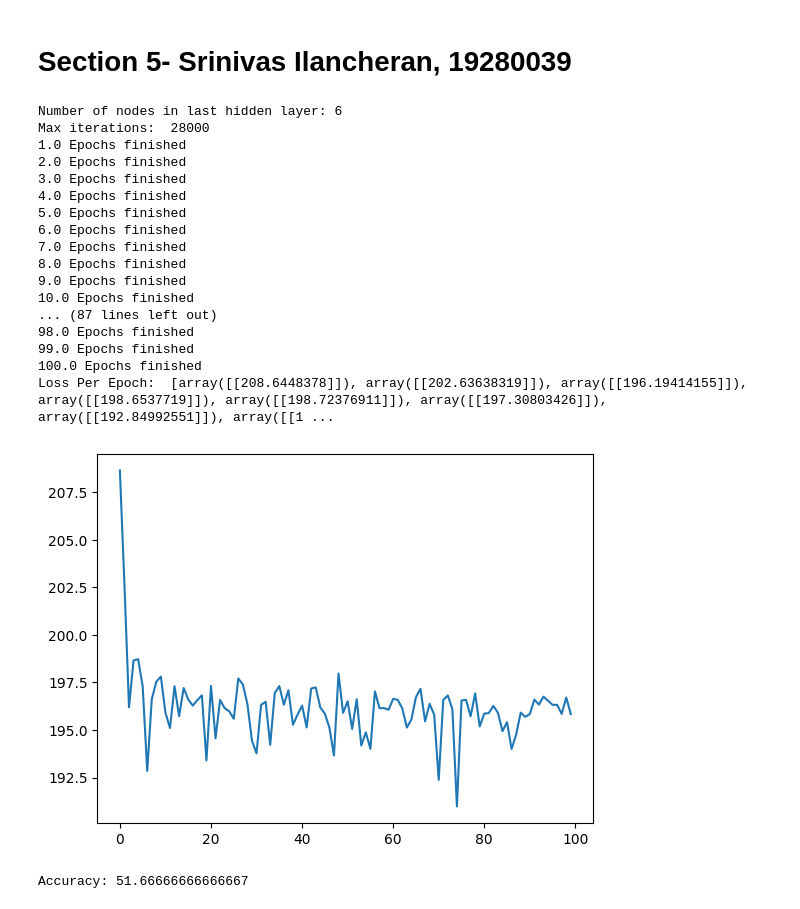
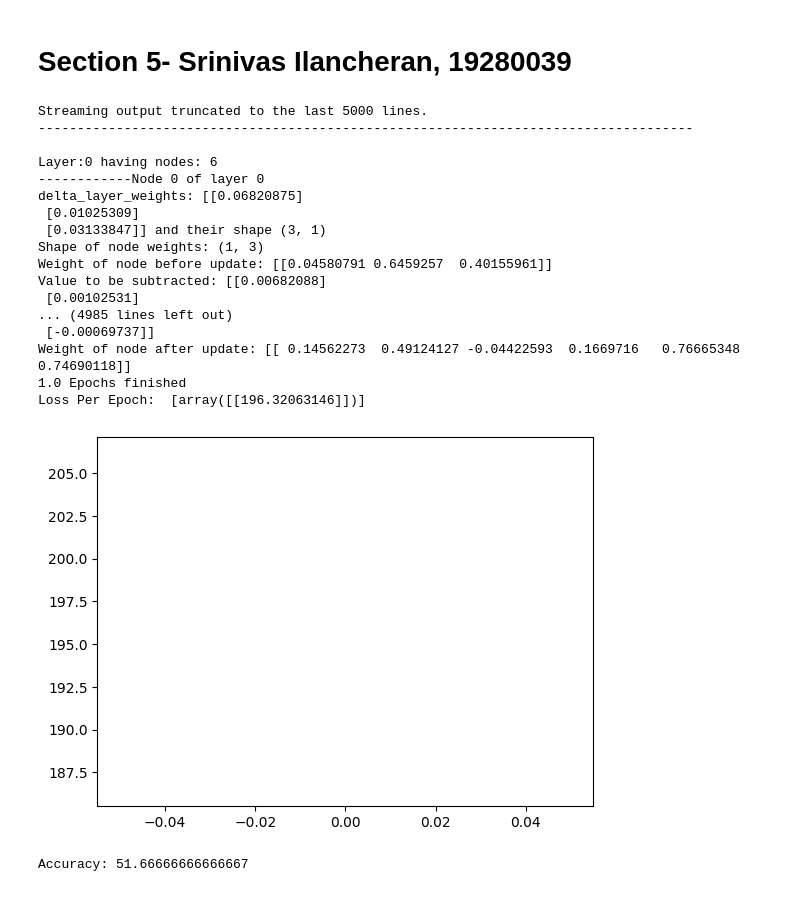
Before and after one commit to STRMNGnwo/CT5133-DeepLearning, a Jupyter notebook: DeepLearningAssignment_1.ipynb, the cells around one changed output. Drawn from its saved outputs; the diff is of its cells as text; code cells hidden in the pictures.

Commit message:
Working on section 5. Variable layers and nodes is still working, now experimenting to see if model actually learns

```diff
--- a/DeepLearningAssignment_1.ipynb
+++ b/DeepLearningAssignment_1.ipynb
@@ -1559,36 +1566,36 @@ def Srinivas_train_SGD_backprop_deep(model,training_data_X,training_data_Y, trai
   plt.plot([j for j in range(len(loss_per_epoch))], np.squeeze(loss_per_epoch))
   plt.show()
 # %%
-blobs_S5_Srinivas=Srinivas_Section5NeuralNet(data_shape=training_blobs_X.iloc[[0]].shape,hidden_layer_nodes=[3,6])
+blobs_S5_Srinivas=Srinivas_Section5NeuralNet(data_shape=training_blobs_X.iloc[[0]].shape,hidden_layer_nodes=[6,2])
 
 #setting training params
-train_params={ "epochs":100,"lr":0.1}
+train_params={ "epochs":1,"lr":0.1}
 
 '''for layer_idx,layer in enumerate(blobs_S5_Srinivas.hidden_layers):
   print(f"Layer: {layer_idx}")
   for node_idx,node in enumerate(layer):
     print(f"Node weights: {node.weights}")'''
 
 Srinivas_train_SGD_backprop_deep(blobs_S5_Srinivas,training_blobs_X,training_blobs_Y,train_params)
 # %% [output]
-Number of nodes in last hidden layer: 6
-Max iterations:  28000
+Streaming output truncated to the last 5000 lines.
+------------------------------------------------------------------------------------
+
+Layer:0 having nodes: 6
+------------Node 0 of layer 0
+delta_layer_weights: [[0.06820875]
+ [0.01025309]
+ [0.03133847]] and their shape (3, 1)
+Shape of node weights: (1, 3)
+Weight of node before update: [[0.04580791 0.6459257  0.40155961]]
+Value to be subtracted: [[0.00682088]
+ [0.00102531]
+... (4985 lines left out)
+ [-0.00069737]]
+Weight of node after update: [[ 0.14562273  0.49124127 -0.04422593  0.1669716   0.76665348  0.74690118]]
 1.0 Epochs finished
-2.0 Epochs finished
-3.0 Epochs finished
-4.0 Epochs finished
-5.0 Epochs finished
-6.0 Epochs finished
-7.0 Epochs finished
-8.0 Epochs finished
-9.0 Epochs finished
-10.0 Epochs finished
-... (87 lines left out)
-98.0 Epochs finished
-99.0 Epochs finished
-100.0 Epochs finished
-Loss Per Epoch:  [array([[208.6448378]]), array([[202.63638319]]), array([[196.19414155]]), array([[198.6537719]]), array([[198.72376911]]), array([[197.30803426]]), array([[192.84992551]]), array([[1 ...
+Loss Per Epoch:  [array([[196.32063146]])]
-[figure, old version]
+[figure, new version]
 # %%
 # Evaluating blobs neural net
 preds_test_blob=evaluate_model(blobs_S5_Srinivas,test_blobs_X,test_blobs_Y)
```
Also changed, not shown: parts of 2 cells of this notebook.
